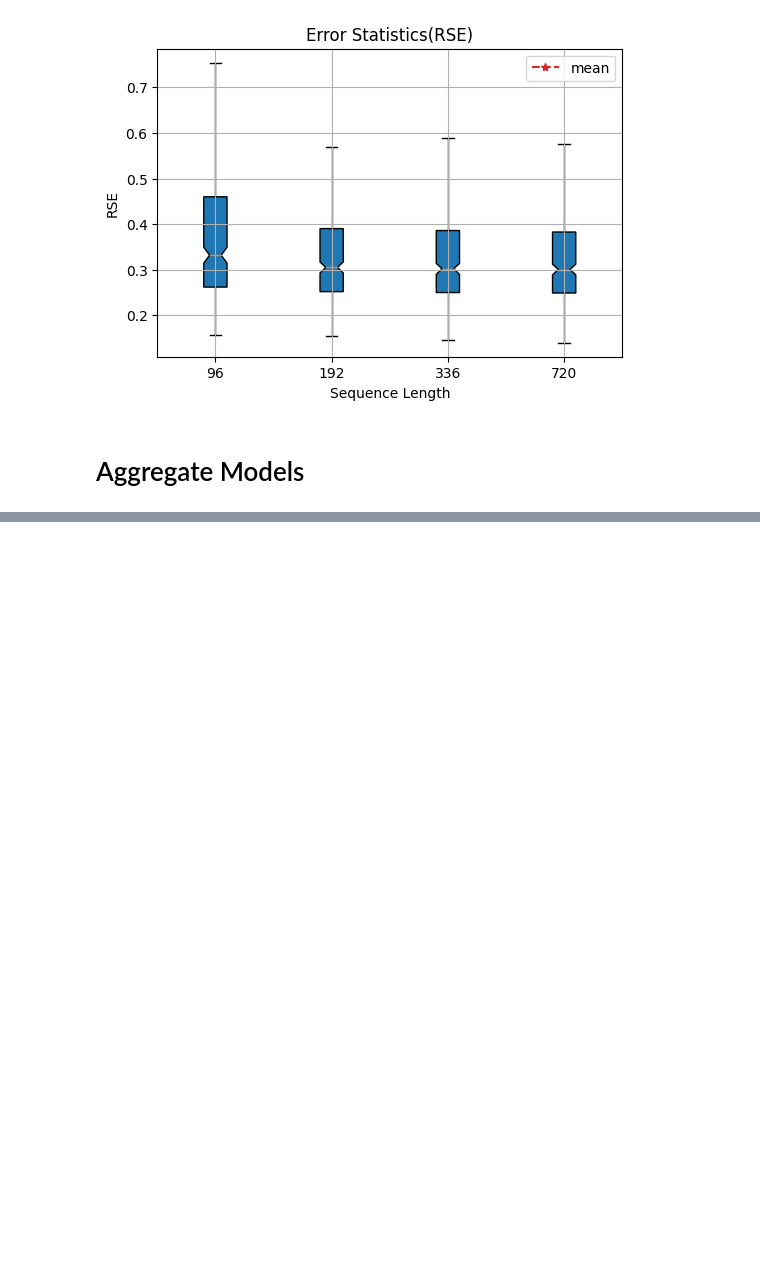
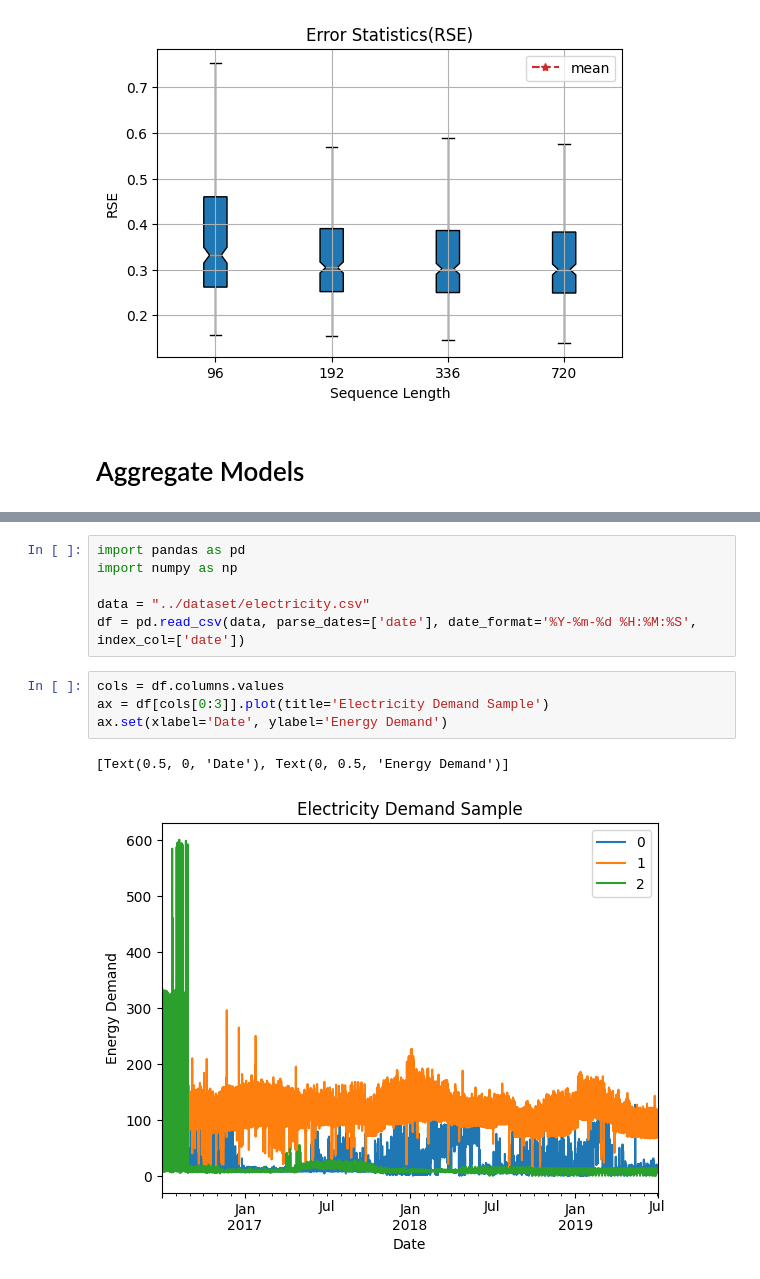
Before and after one commit to CaixiangFan/zkpet, a Jupyter notebook: src/plot.ipynb, the cells around one changed output, grey strips where cells are left out. Saved outputs shown, nothing was run; the diff lists cells and outputs as text; blank space fills up the shorter version.

```diff
--- a/src/plot.ipynb
+++ b/src/plot.ipynb
@@ -220,0 +226,13 @@ MSE
+# %%
+import pandas as pd
+import numpy as np
+
+data = "../dataset/electricity.csv"
+df = pd.read_csv(data, parse_dates=['date'], date_format='%Y-%m-%d %H:%M:%S', index_col=['date'])
+# %%
+cols = df.columns.values
+ax = df[cols[0:3]].plot(title='Electricity Demand Sample')
+ax.set(xlabel='Date', ylabel='Energy Demand')
+# %% [output]
+[Text(0.5, 0, 'Date'), Text(0, 0.5, 'Energy Demand')]
+[figure, added]
```
Also changed, not shown: parts of 11 cells of this notebook.
